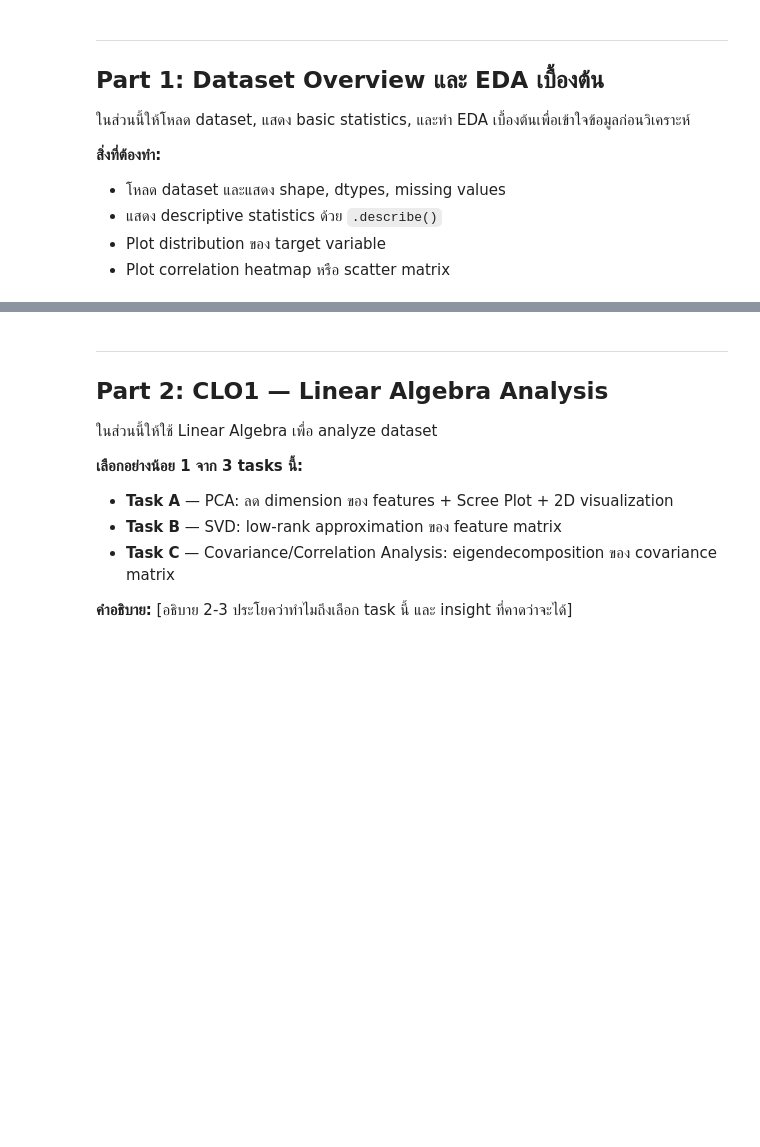
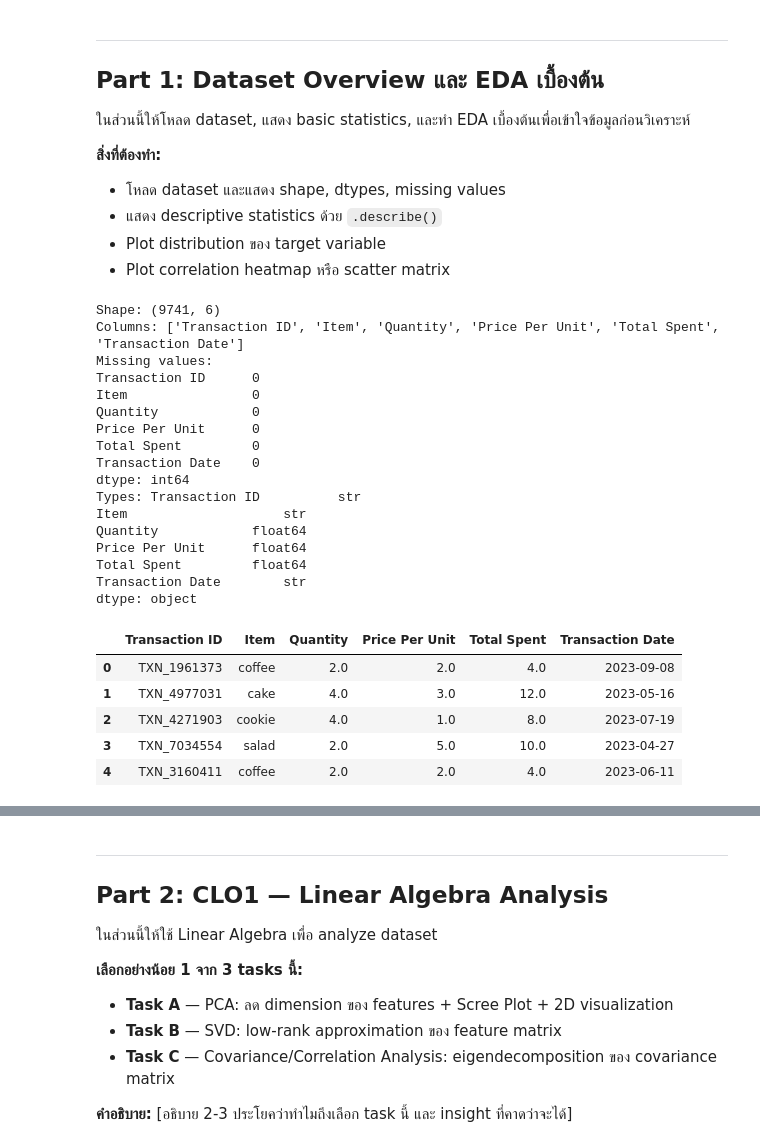
Before and after one commit to Thanawattho68-bit/Math-Project-1-26, a Jupyter notebook: lab15_project_template.ipynb, the cells around one changed output, grey strips where cells are left out. Drawn from its saved outputs; the diff is of its cells as text; code cells hidden in the pictures; blank space fills up the shorter version.

```diff
--- a/lab15_project_template.ipynb
+++ b/lab15_project_template.ipynb
@@ -49,15 +50,40 @@ Ready.
 # %%
 # ─── โหลด Dataset ────────────────────────────────────────────────
 # วัตถุประสงค์: เข้าใจโครงสร้างของข้อมูลก่อนวิเคราะห์
 
 # TODO: แทนที่ด้วย path หรือวิธีโหลด dataset ของคุณ
-# df = pd.read_csv('your_dataset.csv')
+df = pd.read_csv('Cleaned_DataSet.csv')
 
 # แสดงข้อมูลพื้นฐาน
-# print(f'Shape: {df.shape}')
-# print(f'Columns: {df.columns.tolist()}')
-# print(f'Missing values:\n{df.isnull().sum()}')
-# df.head()
+print(f'Shape: {df.shape}')
+print(f'Columns: {df.columns.tolist()}')
+print(f'Missing values:\n{df.isnull().sum()}')
+print(f"Types: {df.dtypes}")
+df.head()
+# %% [output]
+Shape: (9741, 6)
+Columns: ['Transaction ID', 'Item', 'Quantity', 'Price Per Unit', 'Total Spent', 'Transaction Date']
+Missing values:
+Transaction ID      0
+Item                0
+Quantity            0
+Price Per Unit      0
+Total Spent         0
+Transaction Date    0
+dtype: int64
+Types: Transaction ID          str
+Item                    str
+Quantity            float64
+Price Per Unit      float64
+Total Spent         float64
+Transaction Date        str
+dtype: object
+|  | Transaction ID | Item | Quantity | Price Per Unit | Total Spent | Transaction Date |
+| 0 | TXN_1961373 | coffee | 2.0 | 2.0 | 4.0 | 2023-09-08 |
+| 1 | TXN_4977031 | cake | 4.0 | 3.0 | 12.0 | 2023-05-16 |
+| 2 | TXN_4271903 | cookie | 4.0 | 1.0 | 8.0 | 2023-07-19 |
+| 3 | TXN_7034554 | salad | 2.0 | 5.0 | 10.0 | 2023-04-27 |
+| 4 | TXN_3160411 | coffee | 2.0 | 2.0 | 4.0 | 2023-06-11 |
 # %%
 # ─── Descriptive Statistics + Visualization ───────────────────────
 # วัตถุประสงค์: ดูภาพรวมของข้อมูล
```
Also changed, not shown: parts of 2 cells of this notebook.
